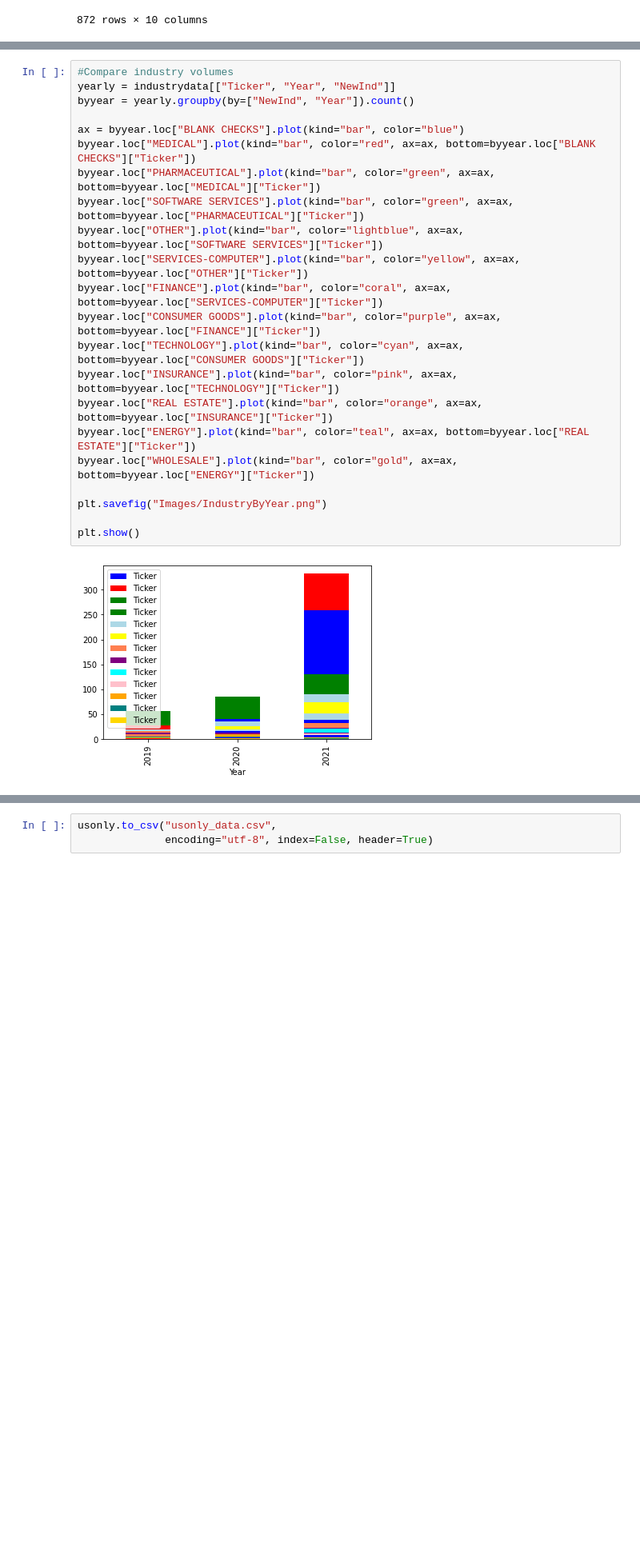
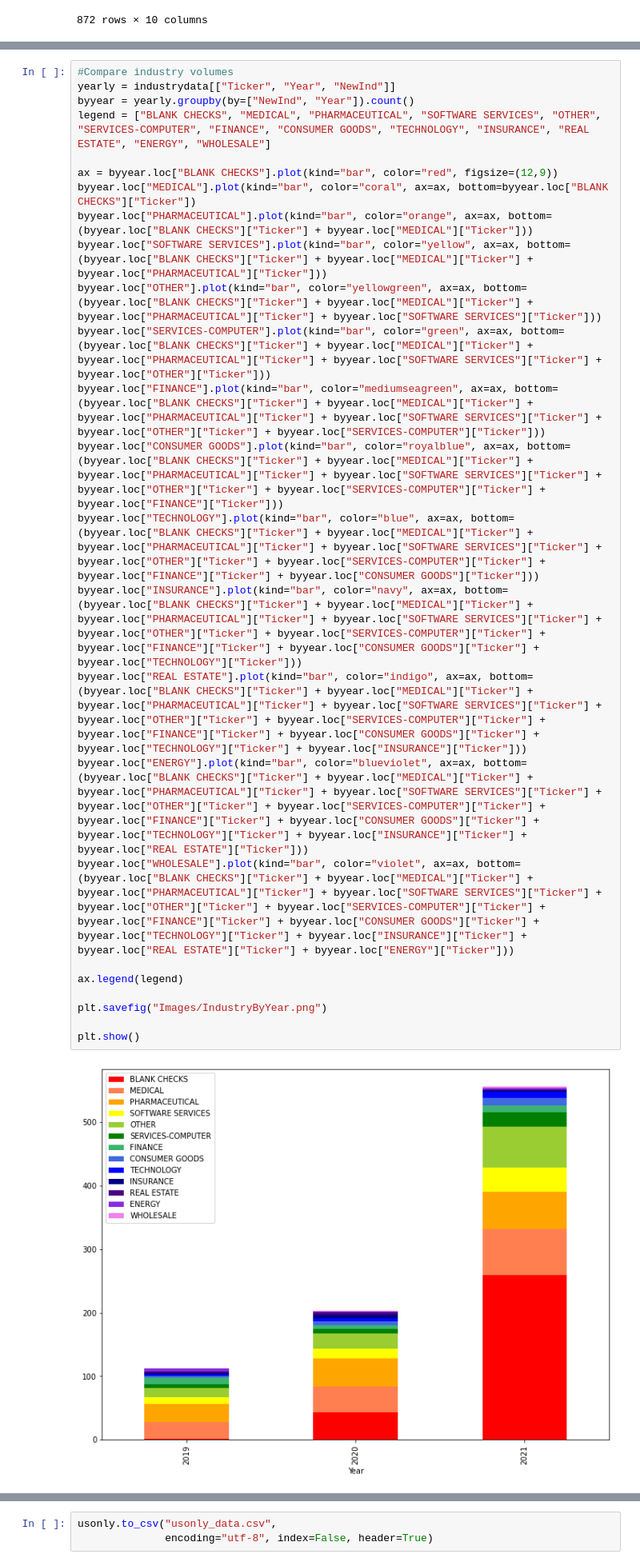
Before and after one commit to ClareSpecht/Project1_Room6, a Jupyter notebook: data_analysis.ipynb, the cells around one changed output, grey strips where cells are left out. Shown at 80% size. Drawn from its saved outputs; the diff is of its cells as text; blank space fills up the shorter version.

Commit message:
Adding New Charts

```diff
--- a/data_analysis.ipynb
+++ b/data_analysis.ipynb
@@ -223,27 +223,30 @@ Name: NewInd, dtype: int64
 # %%
 #Compare industry volumes
 yearly = industrydata[["Ticker", "Year", "NewInd"]]
 byyear = yearly.groupby(by=["NewInd", "Year"]).count()
+legend = ["BLANK CHECKS", "MEDICAL", "PHARMACEUTICAL", "SOFTWARE SERVICES", "OTHER", "SERVICES-COMPUTER", "FINANCE", "CONSUMER GOODS", "TECHNOLOGY", "INSURANCE", "REAL ESTATE", "ENERGY", "WHOLESALE"]
 
-ax = byyear.loc["BLANK CHECKS"].plot(kind="bar", color="blue")
-byyear.loc["MEDICAL"].plot(kind="bar", color="red", ax=ax, bottom=byyear.loc["BLANK CHECKS"]["Ticker"])
-byyear.loc["PHARMACEUTICAL"].plot(kind="bar", color="green", ax=ax, bottom=byyear.loc["MEDICAL"]["Ticker"])
-byyear.loc["SOFTWARE SERVICES"].plot(kind="bar", color="green", ax=ax, bottom=byyear.loc["PHARMACEUTICAL"]["Ticker"])
-byyear.loc["OTHER"].plot(kind="bar", color="lightblue", ax=ax, bottom=byyear.loc["SOFTWARE SERVICES"]["Ticker"])
-byyear.loc["SERVICES-COMPUTER"].plot(kind="bar", color="yellow", ax=ax, bottom=byyear.loc["OTHER"]["Ticker"])
-byyear.loc["FINANCE"].plot(kind="bar", color="coral", ax=ax, bottom=byyear.loc["SERVICES-COMPUTER"]["Ticker"])
-byyear.loc["CONSUMER GOODS"].plot(kind="bar", color="purple", ax=ax, bottom=byyear.loc["FINANCE"]["Ticker"])
-byyear.loc["TECHNOLOGY"].plot(kind="bar", color="cyan", ax=ax, bottom=byyear.loc["CONSUMER GOODS"]["Ticker"])
-byyear.loc["INSURANCE"].plot(kind="bar", color="pink", ax=ax, bottom=byyear.loc["TECHNOLOGY"]["Ticker"])
-byyear.loc["REAL ESTATE"].plot(kind="bar", color="orange", ax=ax, bottom=byyear.loc["INSURANCE"]["Ticker"])
-byyear.loc["ENERGY"].plot(kind="bar", color="teal", ax=ax, bottom=byyear.loc["REAL ESTATE"]["Ticker"])
-byyear.loc["WHOLESALE"].plot(kind="bar", color="gold", ax=ax, bottom=byyear.loc["ENERGY"]["Ticker"])
+ax = byyear.loc["BLANK CHECKS"].plot(kind="bar", color="red", figsize=(12,9))
+byyear.loc["MEDICAL"].plot(kind="bar", color="coral", ax=ax, bottom=byyear.loc["BLANK CHECKS"]["Ticker"])
+byyear.loc["PHARMACEUTICAL"].plot(kind="bar", color="orange", ax=ax, bottom=(byyear.loc["BLANK CHECKS"]["Ticker"] + byyear.loc["MEDICAL"]["Ticker"]))
+byyear.loc["SOFTWARE SERVICES"].plot(kind="bar", color="yellow", ax=ax, bottom=(byyear.loc["BLANK CHECKS"]["Ticker"] + byyear.loc["MEDICAL"]["Ticker"] + byyear.loc["PHARMACEUTICAL"]["Ticker"]))
+byyear.loc["OTHER"].plot(kind="bar", color="yellowgreen", ax=ax, bottom=(byyear.loc["BLANK CHECKS"]["Ticker"] + byyear.loc["MEDICAL"]["Ticker"] + byyear.loc["PHARMACEUTICAL"]["Ticker"] + byyear.loc["SOFTWARE SERVICES"]["Ticker"]))
+byyear.loc["SERVICES-COMPUTER"].plot(kind="bar", color="green", ax=ax, bottom=(byyear.loc["BLANK CHECKS"]["Ticker"] + byyear.loc["MEDICAL"]["Ticker"] + byyear.loc["PHARMACEUTICAL"]["Ticker"] + byyear.loc["SOFTWARE SERVICES"]["Ticker"] + byyear.loc["OTHER"]["Ticker"]))
+byyear.loc["FINANCE"].plot(kind="bar", color="mediumseagreen", ax=ax, bottom=(byyear.loc["BLANK CHECKS"]["Ticker"] + byyear.loc["MEDICAL"]["Ticker"] + byyear.loc["PHARMACEUTICAL"]["Ticker"] + byyear.loc["SOFTWARE SERVICES"]["Ticker"] + byyear.loc["OTHER"]["Ticker"] + byyear.loc["SERVICES-COMPUTER"]["Ticker"]))
+byyear.loc["CONSUMER GOODS"].plot(kind="bar", color="royalblue", ax=ax, bottom=(byyear.loc["BLANK CHECKS"]["Ticker"] + byyear.loc["MEDICAL"]["Ticker"] + byyear.loc["PHARMACEUTICAL"]["Ticker"] + byyear.loc["SOFTWARE SERVICES"]["Ticker"] + byyear.loc["OTHER"]["Ticker"] + byyear.loc["SERVICES-COMPUTER"]["Ticker"] + byyear.loc["FINANCE"]["Ticker"]))
+byyear.loc["TECHNOLOGY"].plot(kind="bar", color="blue", ax=ax, bottom=(byyear.loc["BLANK CHECKS"]["Ticker"] + byyear.loc["MEDICAL"]["Ticker"] + byyear.loc["PHARMACEUTICAL"]["Ticker"] + byyear.loc["SOFTWARE SERVICES"]["Ticker"] + byyear.loc["OTHER"]["Ticker"] + byyear.loc["SERVICES-COMPUTER"]["Ticker"] + byyear.loc["FINANCE"]["Ticker"] + byyear.loc["CONSUMER GOODS"]["Ticker"]))
+byyear.loc["INSURANCE"].plot(kind="bar", color="navy", ax=ax, bottom=(byyear.loc["BLANK CHECKS"]["Ticker"] + byyear.loc["MEDICAL"]["Ticker"] + byyear.loc["PHARMACEUTICAL"]["Ticker"] + byyear.loc["SOFTWARE SERVICES"]["Ticker"] + byyear.loc["OTHER"]["Ticker"] + byyear.loc["SERVICES-COMPUTER"]["Ticker"] + byyear.loc["FINANCE"]["Ticker"] + byyear.loc["CONSUMER GOODS"]["Ticker"] + byyear.loc["TECHNOLOGY"]["Ticker"]))
+byyear.loc["REAL ESTATE"].plot(kind="bar", color="indigo", ax=ax, bottom=(byyear.loc["BLANK CHECKS"]["Ticker"] + byyear.loc["MEDICAL"]["Ticker"] + byyear.loc["PHARMACEUTICAL"]["Ticker"] + byyear.loc["SOFTWARE SERVICES"]["Ticker"] + byyear.loc["OTHER"]["Ticker"] + byyear.loc["SERVICES-COMPUTER"]["Ticker"] + byyear.loc["FINANCE"]["Ticker"] + byyear.loc["CONSUMER GOODS"]["Ticker"] + byyear.loc["TECHNOLOGY"]["Ticker"] + byyear.loc["INSURANCE"]["Ticker"]))
+byyear.loc["ENERGY"].plot(kind="bar", color="blueviolet", ax=ax, bottom=(byyear.loc["BLANK CHECKS"]["Ticker"] + byyear.loc["MEDICAL"]["Ticker"] + byyear.loc["PHARMACEUTICAL"]["Ticker"] + byyear.loc["SOFTWARE SERVICES"]["Ticker"] + byyear.loc["OTHER"]["Ticker"] + byyear.loc["SERVICES-COMPUTER"]["Ticker"] + byyear.loc["FINANCE"]["Ticker"] + byyear.loc["CONSUMER GOODS"]["Ticker"] + byyear.loc["TECHNOLOGY"]["Ticker"] + byyear.loc["INSURANCE"]["Ticker"] + byyear.loc["REAL ESTATE"]["Ticker"]))
+byyear.loc["WHOLESALE"].plot(kind="bar", color="violet", ax=ax, bottom=(byyear.loc["BLANK CHECKS"]["Ticker"] + byyear.loc["MEDICAL"]["Ticker"] + byyear.loc["PHARMACEUTICAL"]["Ticker"] + byyear.loc["SOFTWARE SERVICES"]["Ticker"] + byyear.loc["OTHER"]["Ticker"] + byyear.loc["SERVICES-COMPUTER"]["Ticker"] + byyear.loc["FINANCE"]["Ticker"] + byyear.loc["CONSUMER GOODS"]["Ticker"] + byyear.loc["TECHNOLOGY"]["Ticker"] + byyear.loc["INSURANCE"]["Ticker"] + byyear.loc["REAL ESTATE"]["Ticker"] + byyear.loc["ENERGY"]["Ticker"]))
+
+ax.legend(legend)
 
 plt.savefig("Images/IndustryByYear.png")
 
 plt.show()
 # %% [output]
-[figure, old version]
+[figure, new version]
 # %%
 #Compile latitude and longitude for cities
 from config import (gkey)
```
Also changed, not shown: parts of 5 cells of this notebook, 5 other files.
